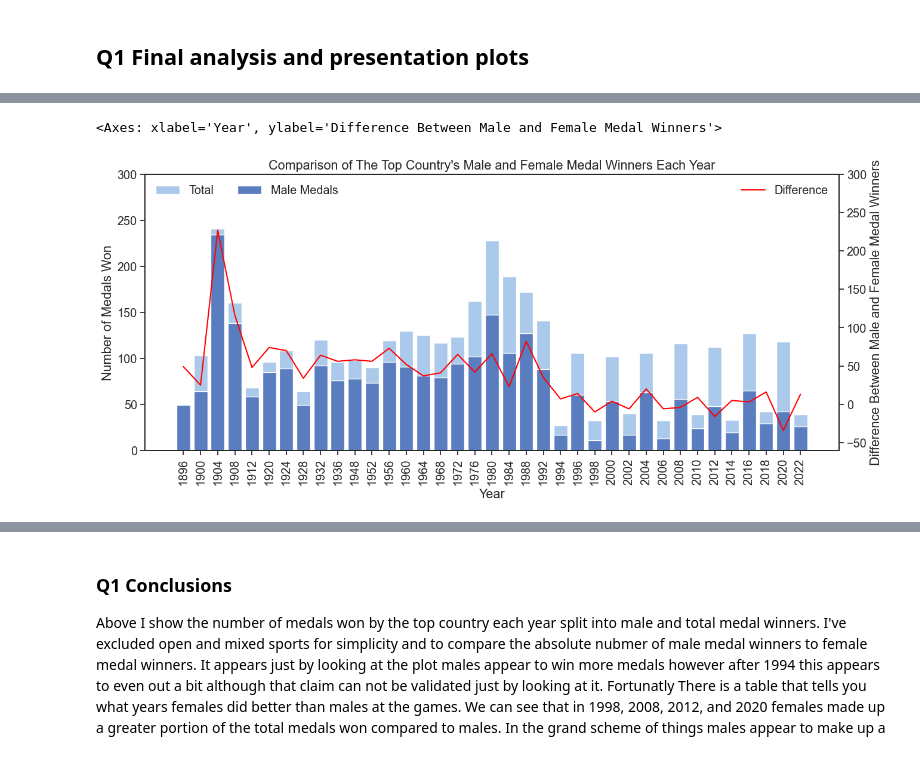
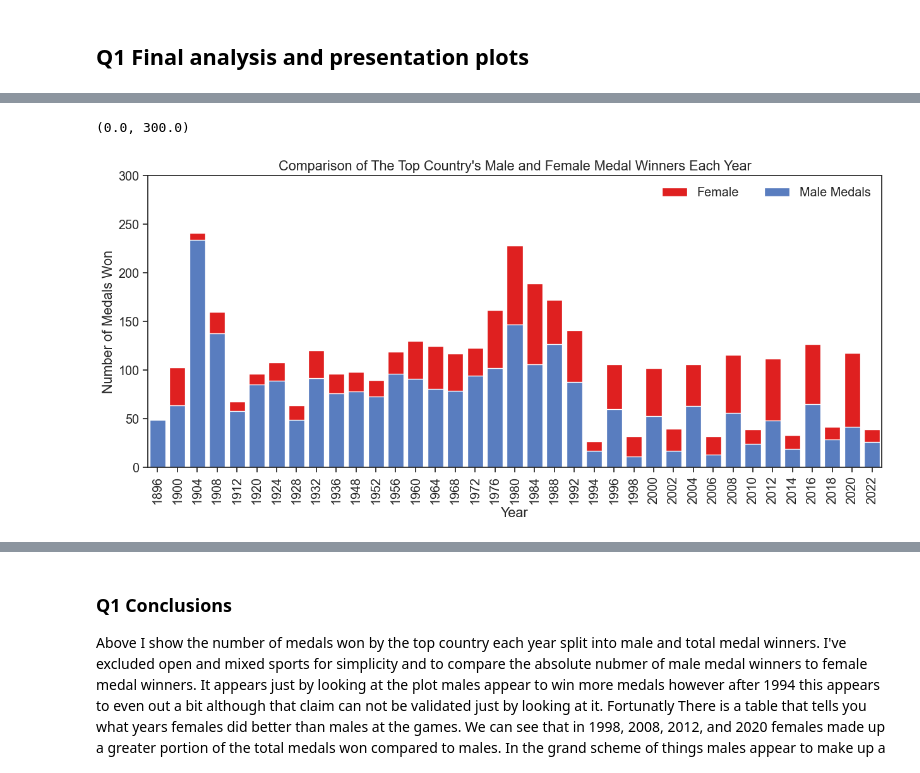
Before and after one commit to ubco-W2022T2-data301/project-group-group17, a Jupyter notebook: analysis/notebooks/analysis_conan.ipynb, the cells around one changed output, grey strips where cells are left out. Drawn from its saved outputs; the diff is of its cells as text; code cells hidden in the pictures.

```diff
--- a/analysis/notebooks/analysis_conan.ipynb
+++ b/analysis/notebooks/analysis_conan.ipynb
@@ -60,8 +64,9 @@ df = (df.drop(['event_title', 'participant_title', 'athlete_url', 'athlete_full_
 ### calculating and creating medal stats
 df = (df.drop(['index'], axis = 'columns')
       .assign(medal_bysex=df.groupby(['medal_type', 'event_gender', 'country_name', 'year'])['medal_type'].transform('count'),
-                medal_total=df.groupby(['medal_type', 'country_name', 'year'])['medal_type'].transform('count'),
-                medal_all'=df.groupby(['country_name', 'year'])['medal_type'].transform('count')))
+              medal_all_bysex=df.groupby(['event_gender', 'country_name', 'year'])['medal_type'].transform('count'),
+              medal_total=df.groupby(['medal_type', 'country_name', 'year'])['medal_type'].transform('count'),
+              medal_all=df.groupby(['country_name', 'year'])['medal_type'].transform('count')))
 
 df['medal_%'] = ((df['medal_bysex']/df['medal_total'])*100)
 
@@ -180,23 +170,23 @@ df1 = (df1.assign(medal_diff=df1['medal_combined_bysex'] - df1['medal_female'])
 # %%
 # Q1 final analysis and plots
 
 plt.figure(figsize=(15,6))
 #Plot the total medals won
 sns.set_color_codes("pastel")
 plot = sns.barplot(y="medal_all", x="year", data=df,
-            label="Total", color="b")
+            label="Female", color="red")
 
 # Plot the male medals won
 sns.set_color_codes("muted")
-plot = sns.barplot(y="medal_combined_bysex", x="year", data=df,
+plot = sns.barplot(y="medal_all_bysex", x="year", data=df,
             label="Male Medals", color="b")
 
 plt.xticks(rotation=90)
 plot.legend(ncol=2, loc="upper right", frameon=False)
 plot.set(xlabel = "Year", ylabel ="Number of Medals Won", title = "Comparison of The Top Country's Male and Female Medal Winners Each Year")
 plot.set_ylim(0, 300)
 # %% [output]
-<Axes: xlabel='Year', ylabel='Difference Between Male and Female Medal Winners'>
+(0.0, 300.0)
-[figure, old version]
+[figure, new version]
 # %%
 #plot change in medal winner discrepency over time
```
Also changed, not shown: parts of 17 cells of this notebook, 1 other file.
